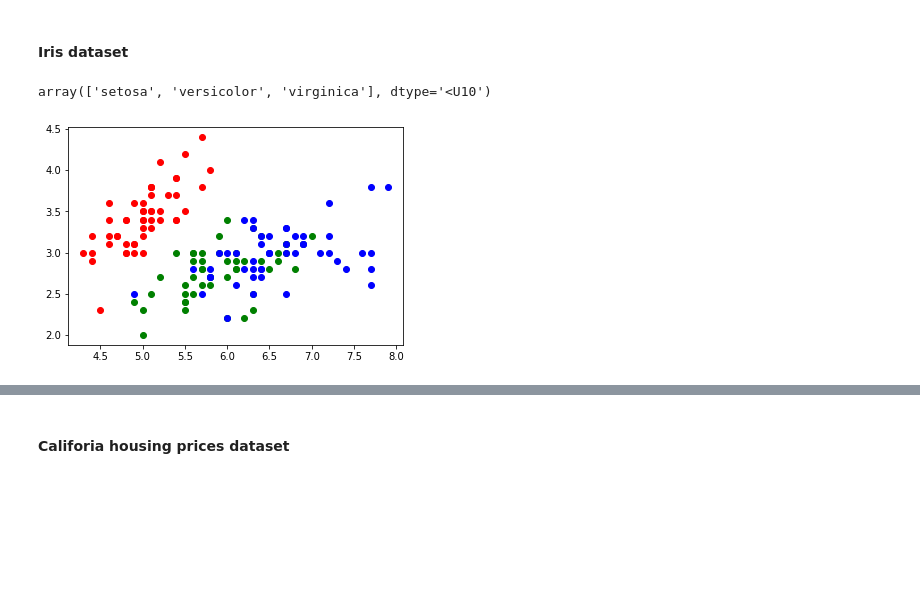
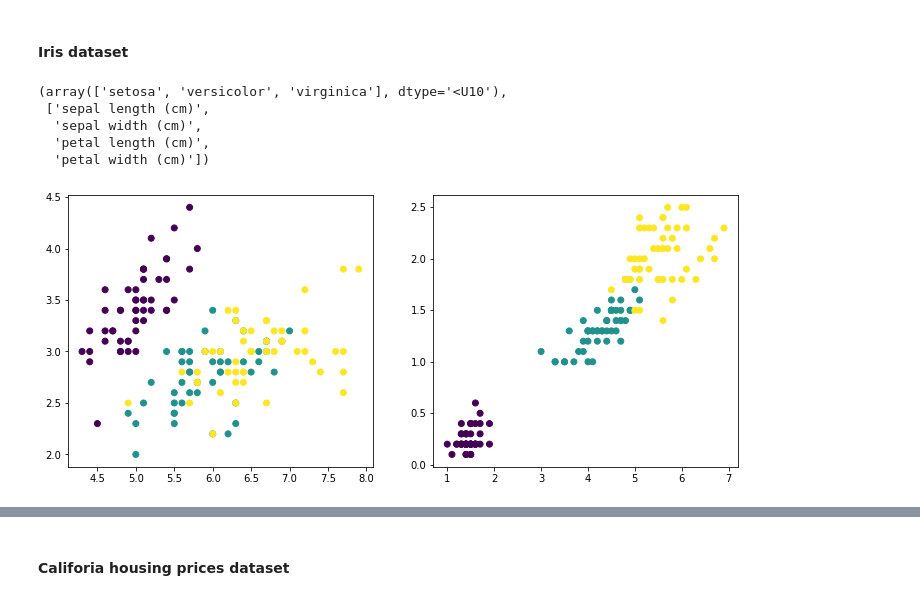
Before and after one commit to tomasplsek/AstroML, a Jupyter notebook: 03_sklearn2.ipynb, the cells around one changed output, grey strips where cells are left out. Saved outputs shown, nothing was run; the diff lists cells and outputs as text; code cells hidden in the pictures; blank space fills up the shorter version.

```diff
--- a/03_sklearn2.ipynb
+++ b/03_sklearn2.ipynb
@@ -53,16 +137,25 @@ make_classification?
 # %%
 from sklearn.datasets import load_iris
 
 iris = load_iris()
 
 X, y = iris["data"], iris["target"]
 
 i1, i2, i3 = y==0, y==1, y==2
-plt.scatter(X[:, 0][i1], X[:, 1][i1], color='red')
-plt.scatter(X[:, 0][i2], X[:, 1][i2], color='green')
-plt.scatter(X[:, 0][i3], X[:, 1][i3], color='blue');
 
-iris["target_names"]
+plt.figure(figsize=(12,5))
+
+plt.subplot(121)
+plt.scatter(X[:, 0], X[:, 1], c=y)
+
+plt.subplot(122)
+plt.scatter(X[:, 2], X[:, 3], c=y)
+
+iris["target_names"], iris["feature_names"]
 # %% [output]
-array(['setosa', 'versicolor', 'virginica'], dtype='<U10')
+(array(['setosa', 'versicolor', 'virginica'], dtype='<U10'),
+ ['sepal length (cm)',
+  'sepal width (cm)',
+  'petal length (cm)',
+  'petal width (cm)'])
-[figure, old version]
+[figure, new version]
```
Also changed, not shown: parts of 15 cells of this notebook.
